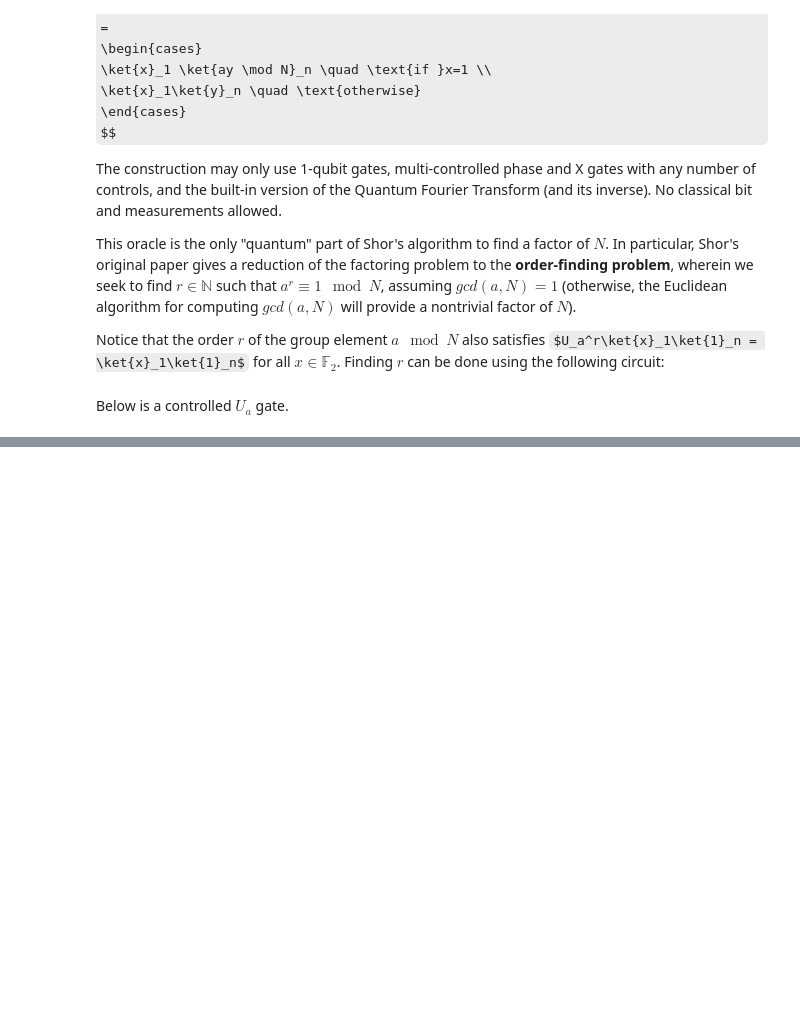
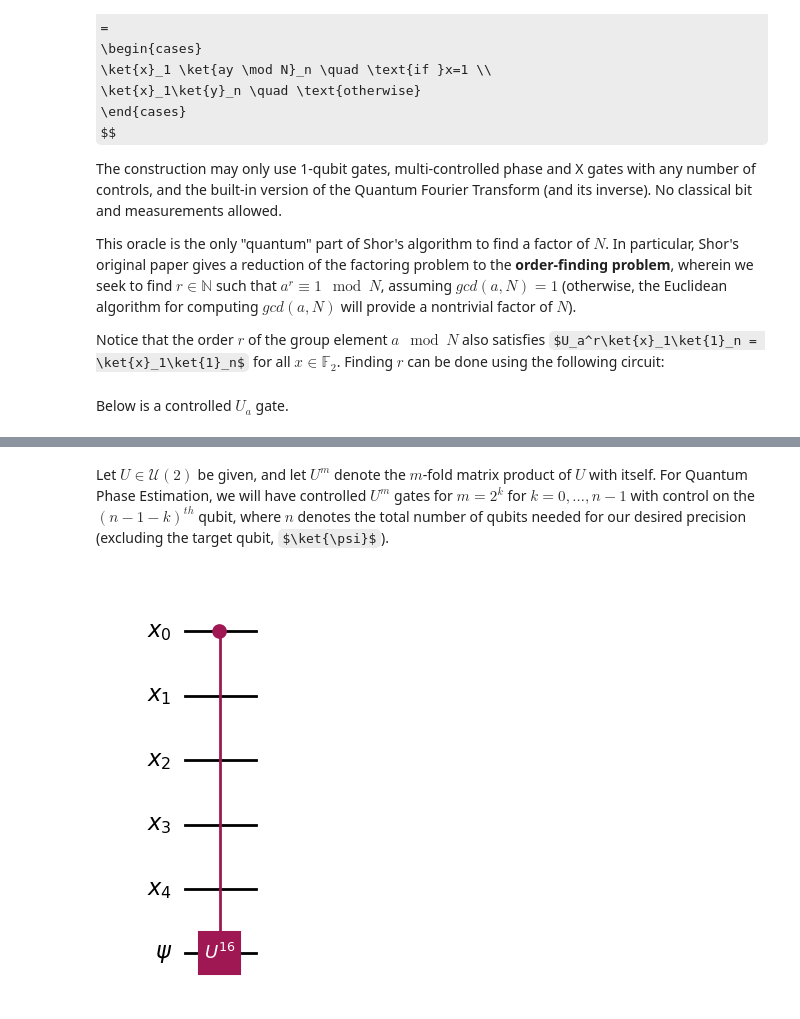
Before and after one commit to lara-ismert/order-finding_oracle, a Jupyter notebook: Ismert - MiniProject2.ipynb, the cells around one changed output, grey strips where cells are left out. Saved outputs shown, nothing was run; the diff lists cells and outputs as text; code cells hidden in the pictures; some formulas as TeX source; blank space fills up the shorter version.

```diff
--- a/Ismert - MiniProject2.ipynb
+++ b/Ismert - MiniProject2.ipynb
@@ -82,20 +46,0 @@ Now I want to be able to change the exponent of $a$ to $2^k$ for some $k\in [n]$
-# %%
-# Singly-controlled powers of U
-
-n = 5
-k=4
-
-U_k_gate = UnitaryGate(np.linalg.matrix_power(U, 2**k))
-
-qr = QuantumRegister(size=n, name="x")
-ar = AncillaRegister(size=1,name = r"\psi")
-
-U_2k_circuit = QuantumCircuit(ar,name = "$U_{a^{2^k}}$")
-U_2k_circuit.append(U_k_gate,ar)
-
-controlled_U_2k_gate = U_2k_circuit.to_gate().control(1)
-
-controlled_U_2k_circuit = QuantumCircuit(qr,ar)
-controlled_U_2k_circuit.append(controlled_U_2k_gate, [k, -1])
-
-controlled_U_2k_circuit.draw('mpl')
@@ -308,0 +63,30 @@ QiskitError: 'One or more instructions cannot be converted to a gate. "$\\phi AD
+# %% [markdown]
+Let $U\in \mathcal{U}(2)$ be given, and let $U^m$ denote the $m$-fold matrix product of $U$ with itself. For Quantum Phase Estimation, we will have controlled $U^m$ gates for $m=2^k$ for $k=0,\dots,n-1$ with control on the $(n-1-k)^{th}$ qubit, where $n$ denotes the total number of qubits needed for our desired precision (excluding the target qubit, $\ket{\psi}$).
+# %%
+#
+
+def power_gate(U,m):
+    power_U_gate = UnitaryGate(np.linalg.matrix_power(matrix_U, m))
+    return power_U_gate
+
+# controlled_power_gate produces a controlled - U^{2^k} gate
+# with control qubit n-1-k and target qubit -1 (bottom)
+
+def controlled_power_gate(U,k,n):
+    m = 2**k # Only the first digit is superscripted :(
+    qr = QuantumRegister(size=n, name="x")
+    ar = AncillaRegister(size=1,name = r"\psi")
+    power_U_circuit = QuantumCircuit(ar,name = f"$U^{{{m}}}$")
+    power_U_circuit.append(power_gate(U,m),ar)
+
+    controlled_power_U_gate = power_U_circuit.to_gate().control(1)
+    controlled_power_U_circuit = QuantumCircuit(qr,ar)
+    controlled_power_U_circuit.append(controlled_power_U_gate, [n-1-k, -1])
+
+    return controlled_power_U_circuit
+
+U = [[0,1],[1,0]]
+
+controlled_power_gate(U,4,5).draw('mpl')
+# %% [output]
+[figure, added]
```
Also changed, not shown: parts of 41 cells of this notebook.
